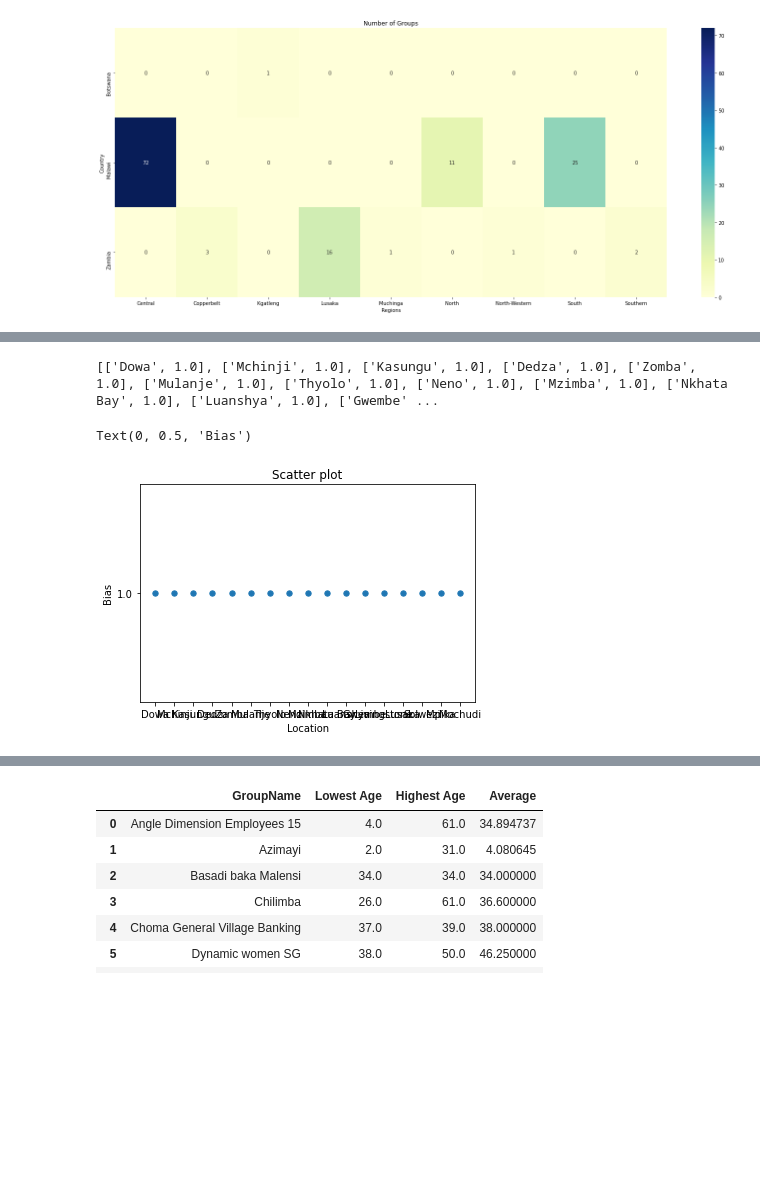
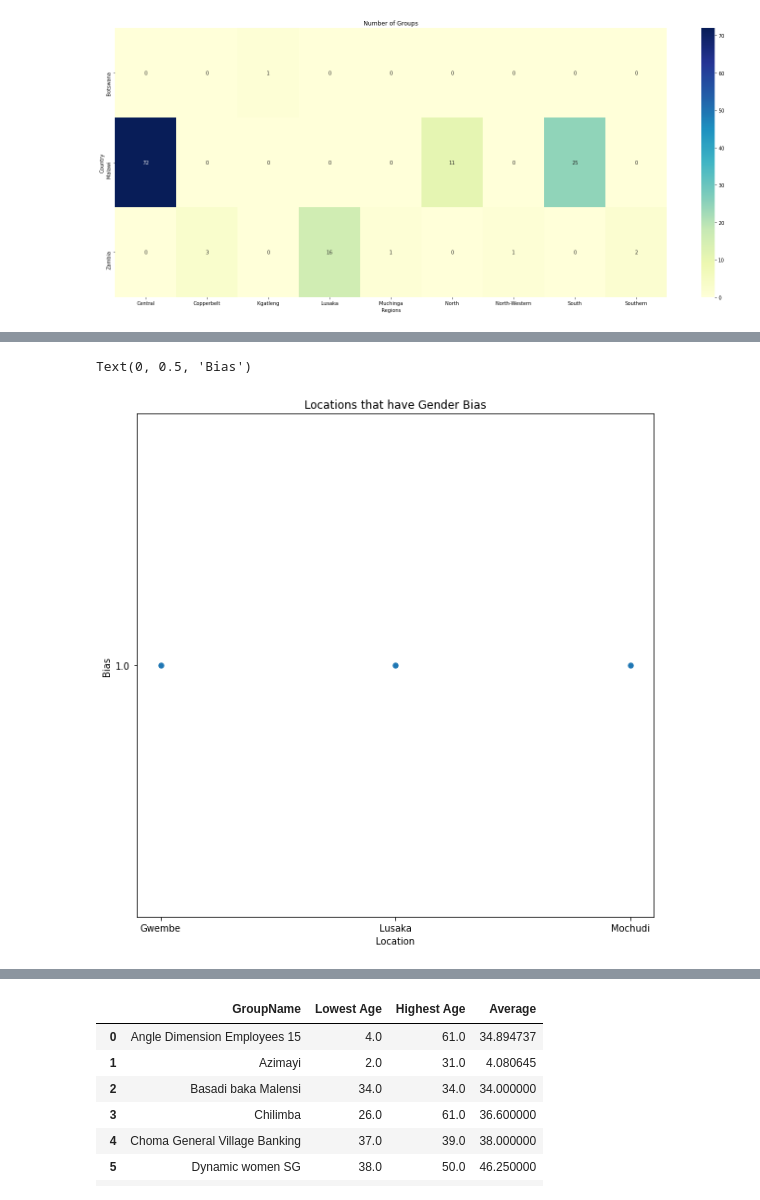
Before and after one commit to pike-msonda/adds_project, a Jupyter notebook: vsla.ipynb, the cells around one changed output, grey strips where cells are left out. Cells and saved outputs as stored; diff of their text form; code cells hidden in the pictures; blank space fills up the shorter version.

Commit message:
fixed biases

```diff
--- a/vsla.ipynb
+++ b/vsla.ipynb
@@ -77,26 +77,25 @@ group_members.dropna(subset=['Gender']).groupby([group_members.RegionName]).Gend
 [figure]
 # %%
 threshold = 0.4
-location_names =  group_members.LocationName.unique()
 gender_by_locations = group_members.groupby(group_members.LocationName).Gender.value_counts(normalize=True)
+location_names = gender_by_locations.index.get_level_values(0).to_numpy()
 biased_locs=[]
 for location in location_names:
     try:
         bias = abs(gender_by_locations.loc[location, 'F'] - gender_by_locations.loc[location, 'M'])
         if bias > threshold:
             biased_locs.append([location, round(bias, 2)])
     except KeyError:
         biased_locs.append([location, 1.0])
-print(biased_locs)
 biased_locs =  np.array(biased_locs)
+fig, ax = plt.subplots(figsize=(10,10))
 plt.scatter(biased_locs[:, 0], biased_locs[:, 1], s=np.pi*9, vmin=0.0, vmax=1.0)
-plt.title('Scatter plot')
+plt.title('Locations that have Gender Bias')
 plt.xlabel('Location')
 plt.ylabel('Bias')
 # %% [output]
-[['Dowa', 1.0], ['Mchinji', 1.0], ['Kasungu', 1.0], ['Dedza', 1.0], ['Zomba', 1.0], ['Mulanje', 1.0], ['Thyolo', 1.0], ['Neno', 1.0], ['Mzimba', 1.0], ['Nkhata Bay', 1.0], ['Luanshya', 1.0], ['Gwembe' ...
+Text(0, 0.5, 'Bias')
-Text(0, 0.5, 'Bias')
-[figure, old version]
+[figure, new version]
 # %%
 group_members.DateOfBirth = pd.to_datetime(group_members.DateOfBirth, format="%d-%m-%Y")
 group_members['Age'] = datetime.datetime.now().year - group_members.DateOfBirth.dt.year
```
Also changed, not shown: parts of 6 cells of this notebook, 1 other file.
